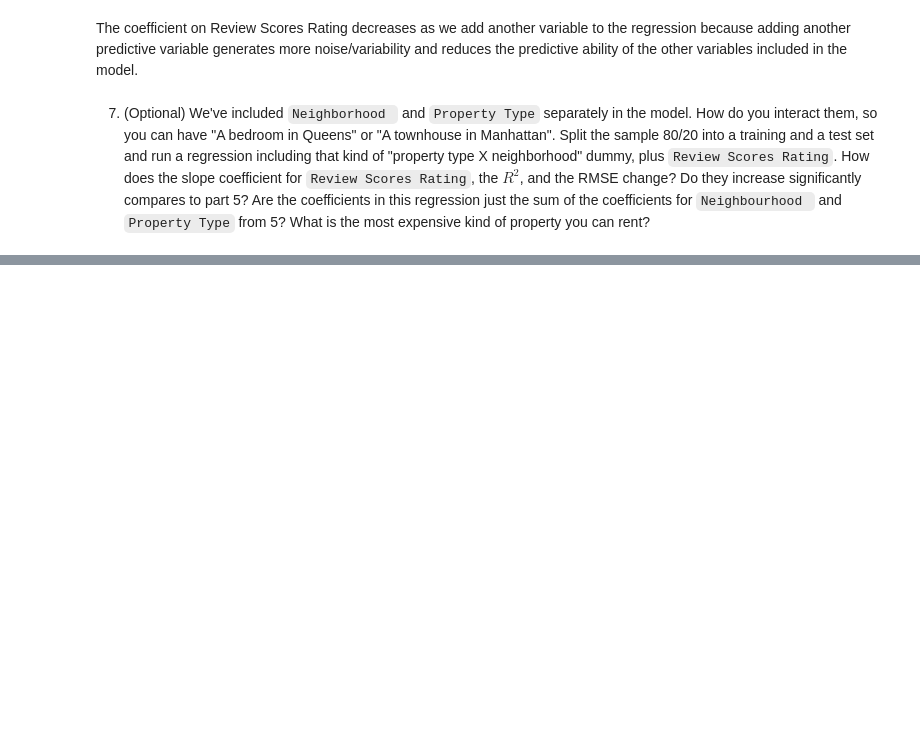
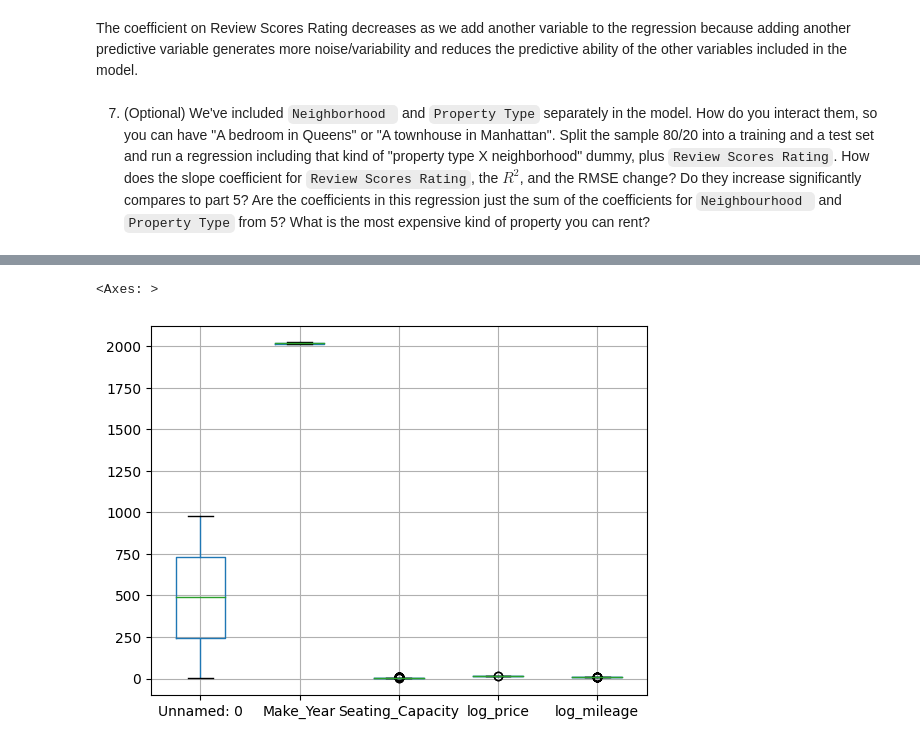
Before and after one commit to Nehach73/DS3001, a Jupyter notebook: linear_reg_assignment/linear_reg_assignment.ipynb, the cells around one changed output, grey strips where cells are left out. Cells and saved outputs as stored; diff of their text form; code cells hidden in the pictures; blank space fills up the shorter version.

```diff
--- a/linear_reg_assignment/linear_reg_assignment.ipynb
+++ b/linear_reg_assignment/linear_reg_assignment.ipynb
@@ -213,0 +224,10 @@ The coefficient on Review Scores Rating decreases as we add another variable to
+# %%
+# transforming price and mileage
+dft = df
+dft['log_price'] = np.log(df['Price'])
+dft['log_mileage'] = np.log(df['Mileage_Run'])
+dft = df.drop(['Price', 'Mileage_Run'], axis = 1)
+dft.boxplot()
+# %% [output]
+<Axes: >
+[figure, added]
```
Also changed, not shown: parts of 13 cells of this notebook.
